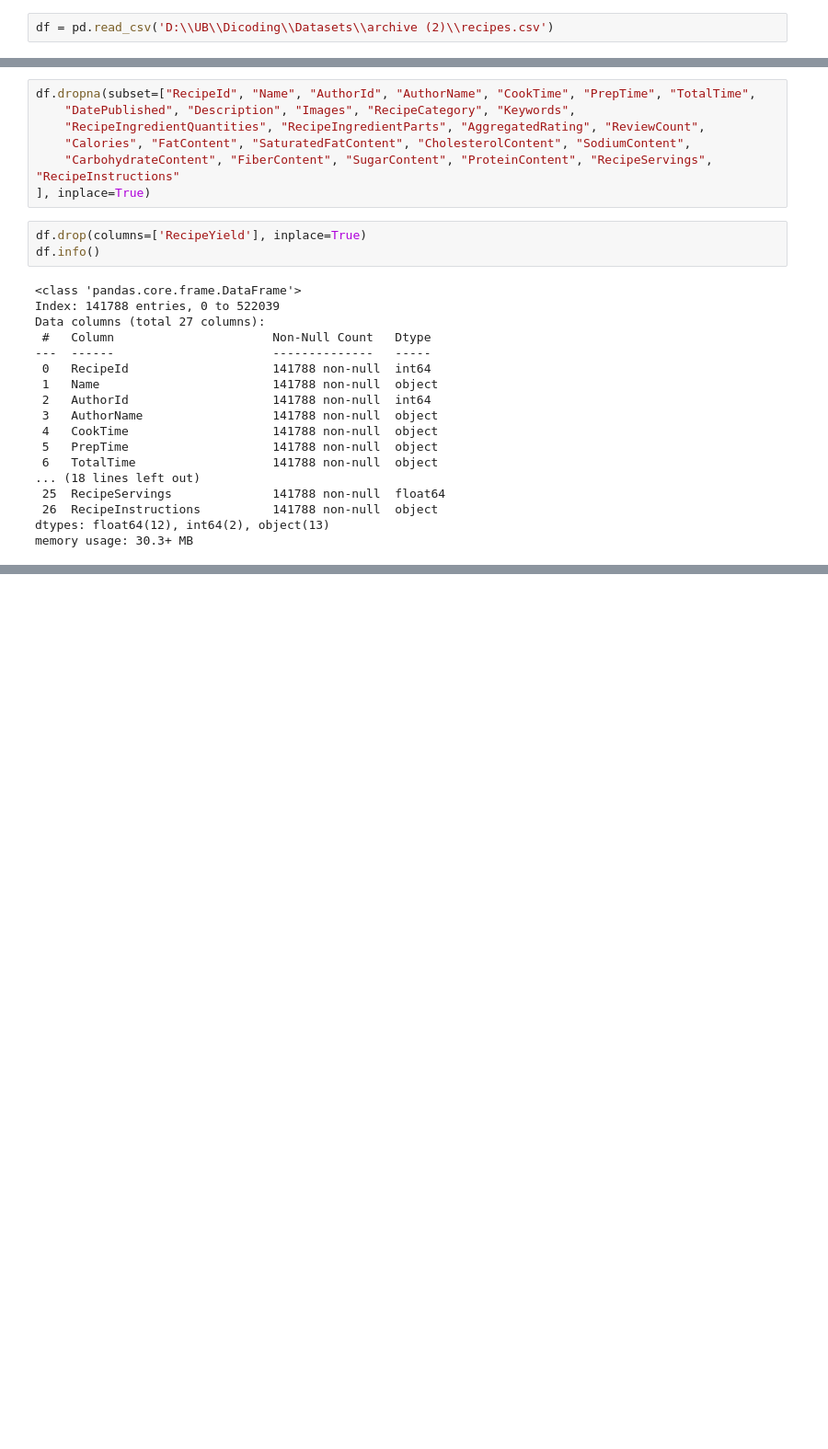
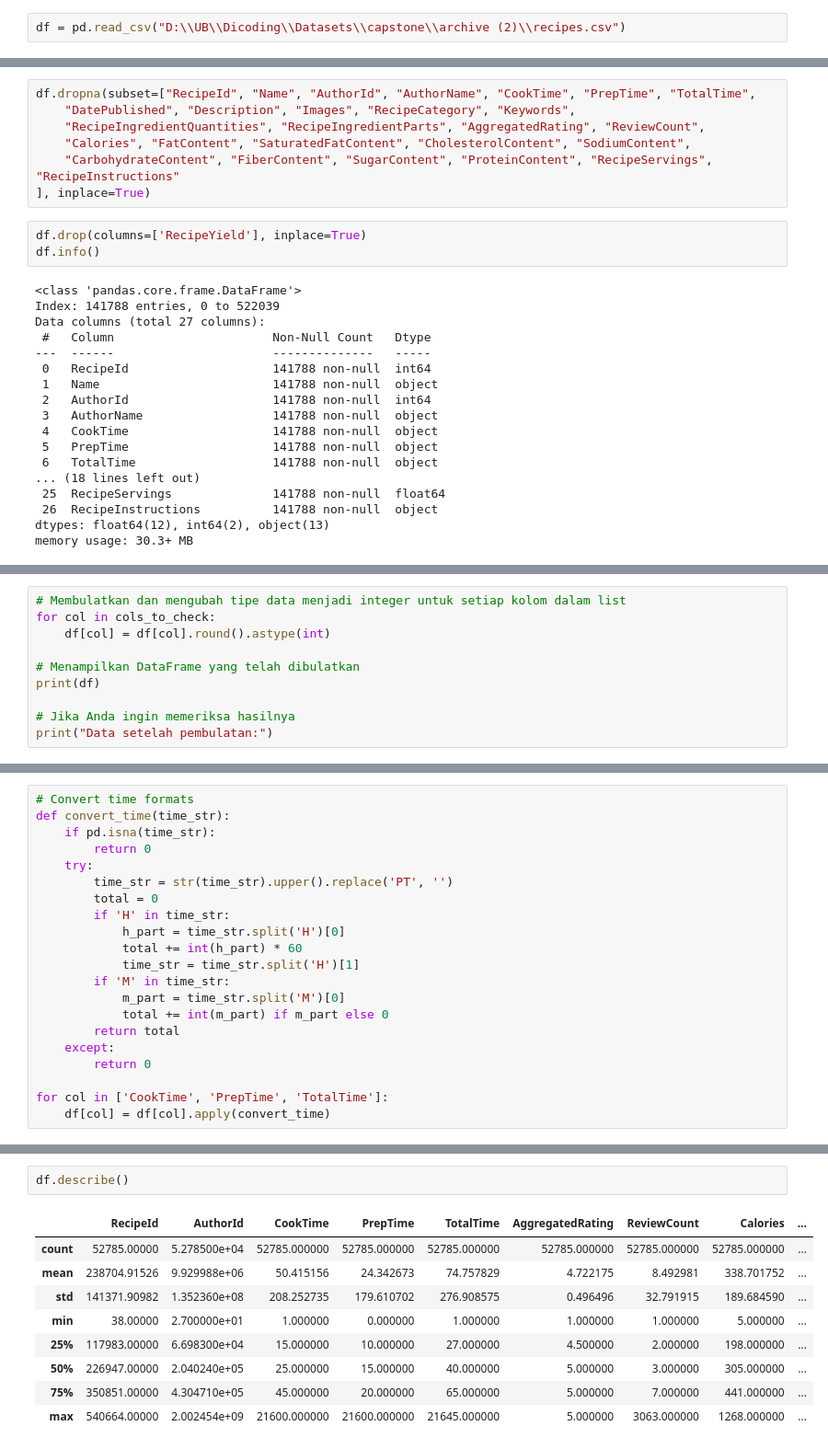
Before and after one commit to Akmal7604/Capstone_Akmal_Andri_Zahran, a Jupyter notebook: tes.ipynb, the cells around one changed output, grey strips where cells are left out. Shown at 92% size. Drawn from its saved outputs; the diff is of its cells as text; blank space fills up the shorter version.

```diff
--- a/tes.ipynb
+++ b/tes.ipynb
@@ -1,7 +1,7 @@
 # %%
 import pandas as pd
 # %%
-df = pd.read_csv('D:\\UB\\Dicoding\\Datasets\\archive (2)\\recipes.csv')
+df = pd.read_csv("D:\\UB\\Dicoding\\Datasets\\capstone\\archive (2)\\recipes.csv")
 # %%
 df.head()
 # %% [output]
@@ -42,0 +181,10 @@ memory usage: 30.3+ MB
+# %%
+# Membulatkan dan mengubah tipe data menjadi integer untuk setiap kolom dalam list
+for col in cols_to_check:
+    df[col] = df[col].round().astype(int)
+
+# Menampilkan DataFrame yang telah dibulatkan
+print(df)
+
+# Jika Anda ingin memeriksa hasilnya
+print("Data setelah pembulatan:")
@@ -42,0 +312,21 @@ memory usage: 30.3+ MB
+# %%
+# Convert time formats
+def convert_time(time_str):
+    if pd.isna(time_str):
+        return 0
+    try:
+        time_str = str(time_str).upper().replace('PT', '')
+        total = 0
+        if 'H' in time_str:
+            h_part = time_str.split('H')[0]
+            total += int(h_part) * 60
+            time_str = time_str.split('H')[1]
+        if 'M' in time_str:
+            m_part = time_str.split('M')[0]
+            total += int(m_part) if m_part else 0
+        return total
+    except:
+        return 0
+
+for col in ['CookTime', 'PrepTime', 'TotalTime']:
+    df[col] = df[col].apply(convert_time)
@@ -77,0 +378,12 @@ print(keyword)
+# %%
+df.describe()
+# %% [output]
+|  | RecipeId | AuthorId | CookTime | PrepTime | TotalTime | AggregatedRating | ReviewCount | Calories | ... |
+| count | 52785.00000 | 5.278500e+04 | 52785.000000 | 52785.000000 | 52785.000000 | 52785.000000 | 52785.000000 | 52785.000000 | ... |
+| mean | 238704.91526 | 9.929988e+06 | 50.415156 | 24.342673 | 74.757829 | 4.722175 | 8.492981 | 338.701752 | ... |
+| std | 141371.90982 | 1.352360e+08 | 208.252735 | 179.610702 | 276.908575 | 0.496496 | 32.791915 | 189.684590 | ... |
+| min | 38.00000 | 2.700000e+01 | 1.000000 | 0.000000 | 1.000000 | 1.000000 | 1.000000 | 5.000000 | ... |
+| 25% | 117983.00000 | 6.698300e+04 | 15.000000 | 10.000000 | 27.000000 | 4.500000 | 2.000000 | 198.000000 | ... |
+| 50% | 226947.00000 | 2.040240e+05 | 25.000000 | 15.000000 | 40.000000 | 5.000000 | 3.000000 | 305.000000 | ... |
+| 75% | 350851.00000 | 4.304710e+05 | 45.000000 | 20.000000 | 65.000000 | 5.000000 | 7.000000 | 441.000000 | ... |
+| max | 540664.00000 | 2.002454e+09 | 21600.000000 | 21600.000000 | 21645.000000 | 5.000000 | 3063.000000 | 1268.000000 | ... |
```
Also changed, not shown: parts of 14 cells of this notebook, 11 other files.
